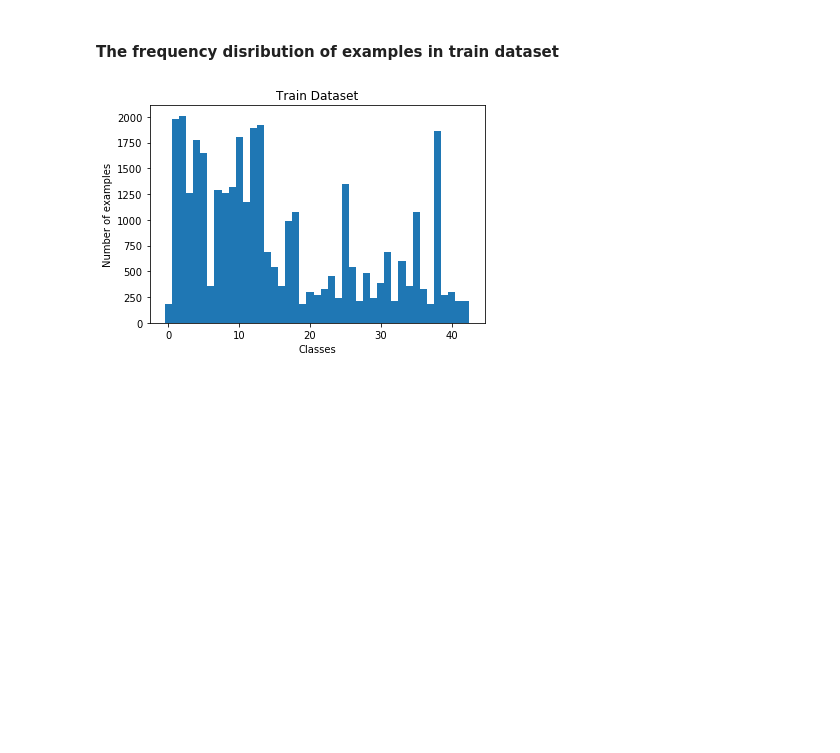
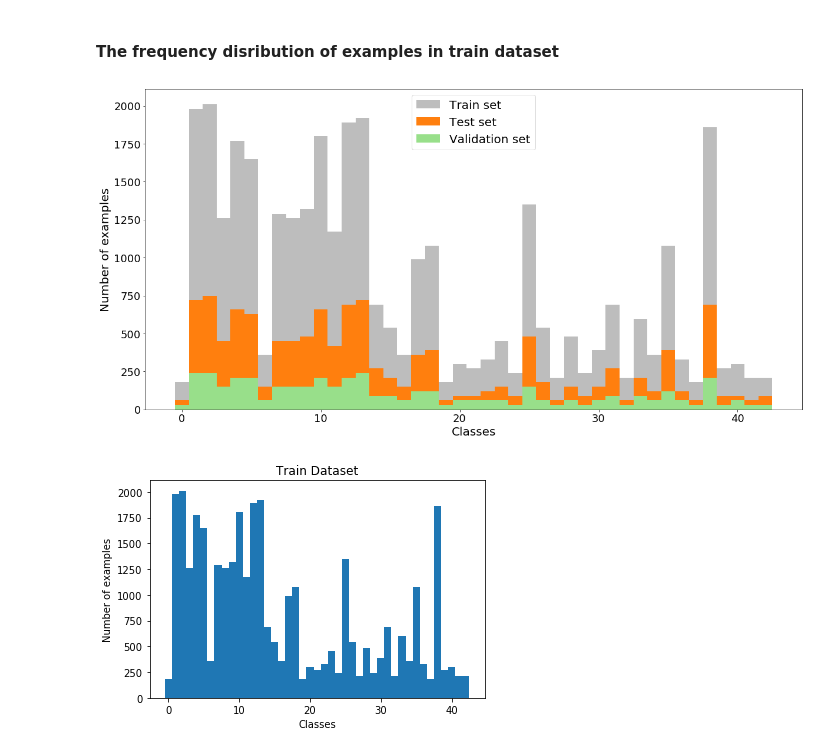
Before and after one commit to musa-atlihan/CarND-German-Traffic-Sign-Classifier-Project, a Jupyter notebook: Traffic_Sign_Classifier.ipynb, the cells around one changed output. Drawn from its saved outputs; the diff is of its cells as text; code cells hidden in the pictures; blank space fills up the shorter version.

```diff
--- a/Traffic_Sign_Classifier.ipynb
+++ b/Traffic_Sign_Classifier.ipynb
@@ -206,8 +206,41 @@ def hist_classes(X, Y, title=None):
     plt.hist(Y, np.arange(left_of_first_bin, right_of_last_bin + d, d))
     #plt.xticks(np.arange(1, 44))
     #plt.tick_params(axis='both', which='major', labelsize=6)
+
+def multi_hist_classes(X_list, y_list, labels, colors, legend_loc):
+    font_size = 20
+    plt.figure(figsize=(20,10))
+    for i in range(len(X_list)):
+        X = X_list[i]
+        Y = y_list[i]
+        label = labels[i]
+        color = colors[i]
+        d = np.diff(np.unique(Y)).min()
+        left_of_first_bin = Y.min() - float(d)/2
+        right_of_last_bin = Y.max() + float(d)/2
+        plt.xlabel('Classes', fontsize=font_size)
+        plt.ylabel('Number of examples', fontsize=font_size)
+        plt.tick_params(labelsize=18)
+        plt.hist(
+            Y,
+            np.arange(left_of_first_bin, right_of_last_bin + d, d),
+            color=color,
+            label=label)
+    plt.legend(loc=legend_loc, fontsize=font_size)
+    plt.show()
+    plt.close()
 # %% [markdown]
 #### The frequency disribution of examples in train dataset
+# %%
+X_list = [X_train, X_test, X_valid]
+y_list = [y_train, y_test, y_valid]
+labels = ['Train set', 'Test set', 'Validation set']
+colors = ['#bdbdbd', '#ff7f0e', '#98df8a']
+legend_loc = 'upper center'
+
+multi_hist_classes(X_list, y_list, labels=labels, colors=colors, legend_loc=legend_loc)
+# %% [output]
+[figure, added]
 # %%
 # number of samples for each class in train dataset
 hist_classes(X_train, y_train, title='Train Dataset')
```
Also changed, not shown: parts of 3 cells of this notebook, 6 other files.
